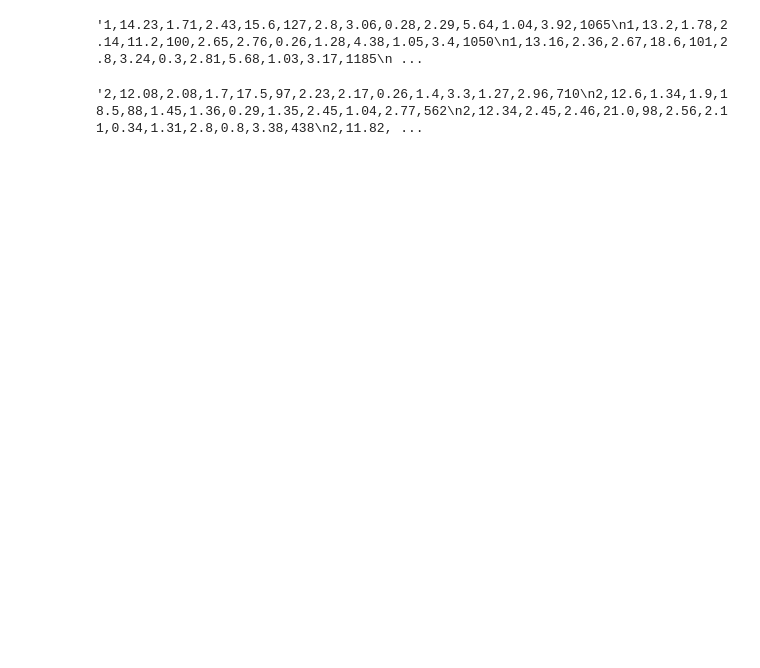
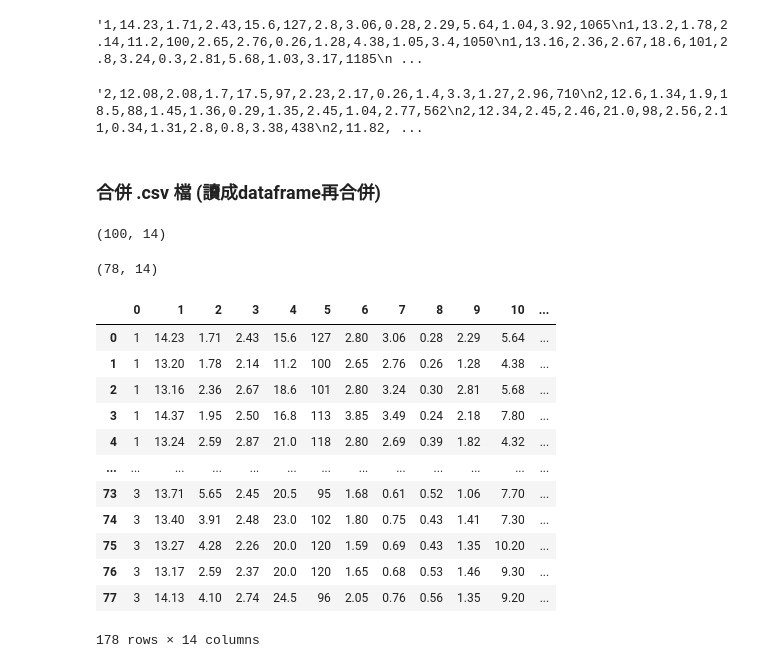
Before and after one commit to vcdemy/20240416, a Jupyter notebook: 2040416筆記.ipynb, the cells around one changed output. Cells and saved outputs as stored; diff of their text form; code cells hidden in the pictures; blank space fills up the shorter version.

```diff
--- a/2040416筆記.ipynb
+++ b/2040416筆記.ipynb
@@ -239,3 +239,33 @@ data2
 # %%
 with open("data3.csv", "w") as f:
     f.write(data1+data2)
+# %% [markdown]
+### 合併 .csv 檔 (讀成dataframe再合併)
+# %%
+df1 = pd.read_csv("data1.csv", header=None)
+# %%
+df1.shape
+# %% [output]
+(100, 14)
+# %%
+df2 = pd.read_csv("data2.csv", header=None)
+# %%
+df2.shape
+# %% [output]
+(78, 14)
+# %%
+pd.concat([df1, df2])
+# %% [output]
+|  | 0 | 1 | 2 | 3 | 4 | 5 | 6 | 7 | 8 | 9 | 10 | ... |
+| 0 | 1 | 14.23 | 1.71 | 2.43 | 15.6 | 127 | 2.80 | 3.06 | 0.28 | 2.29 | 5.64 | ... |
+| 1 | 1 | 13.20 | 1.78 | 2.14 | 11.2 | 100 | 2.65 | 2.76 | 0.26 | 1.28 | 4.38 | ... |
+| 2 | 1 | 13.16 | 2.36 | 2.67 | 18.6 | 101 | 2.80 | 3.24 | 0.30 | 2.81 | 5.68 | ... |
+| 3 | 1 | 14.37 | 1.95 | 2.50 | 16.8 | 113 | 3.85 | 3.49 | 0.24 | 2.18 | 7.80 | ... |
+| 4 | 1 | 13.24 | 2.59 | 2.87 | 21.0 | 118 | 2.80 | 2.69 | 0.39 | 1.82 | 4.32 | ... |
+| ... | ... | ... | ... | ... | ... | ... | ... | ... | ... | ... | ... | ... |
+| 73 | 3 | 13.71 | 5.65 | 2.45 | 20.5 | 95 | 1.68 | 0.61 | 0.52 | 1.06 | 7.70 | ... |
+| 74 | 3 | 13.40 | 3.91 | 2.48 | 23.0 | 102 | 1.80 | 0.75 | 0.43 | 1.41 | 7.30 | ... |
+| 75 | 3 | 13.27 | 4.28 | 2.26 | 20.0 | 120 | 1.59 | 0.69 | 0.43 | 1.35 | 10.20 | ... |
+| 76 | 3 | 13.17 | 2.59 | 2.37 | 20.0 | 120 | 1.65 | 0.68 | 0.53 | 1.46 | 9.30 | ... |
+| 77 | 3 | 14.13 | 4.10 | 2.74 | 24.5 | 96 | 2.05 | 0.76 | 0.56 | 1.35 | 9.20 | ... |
+178 rows × 14 columns
```
Also changed, not shown: parts of 4 cells of this notebook.
